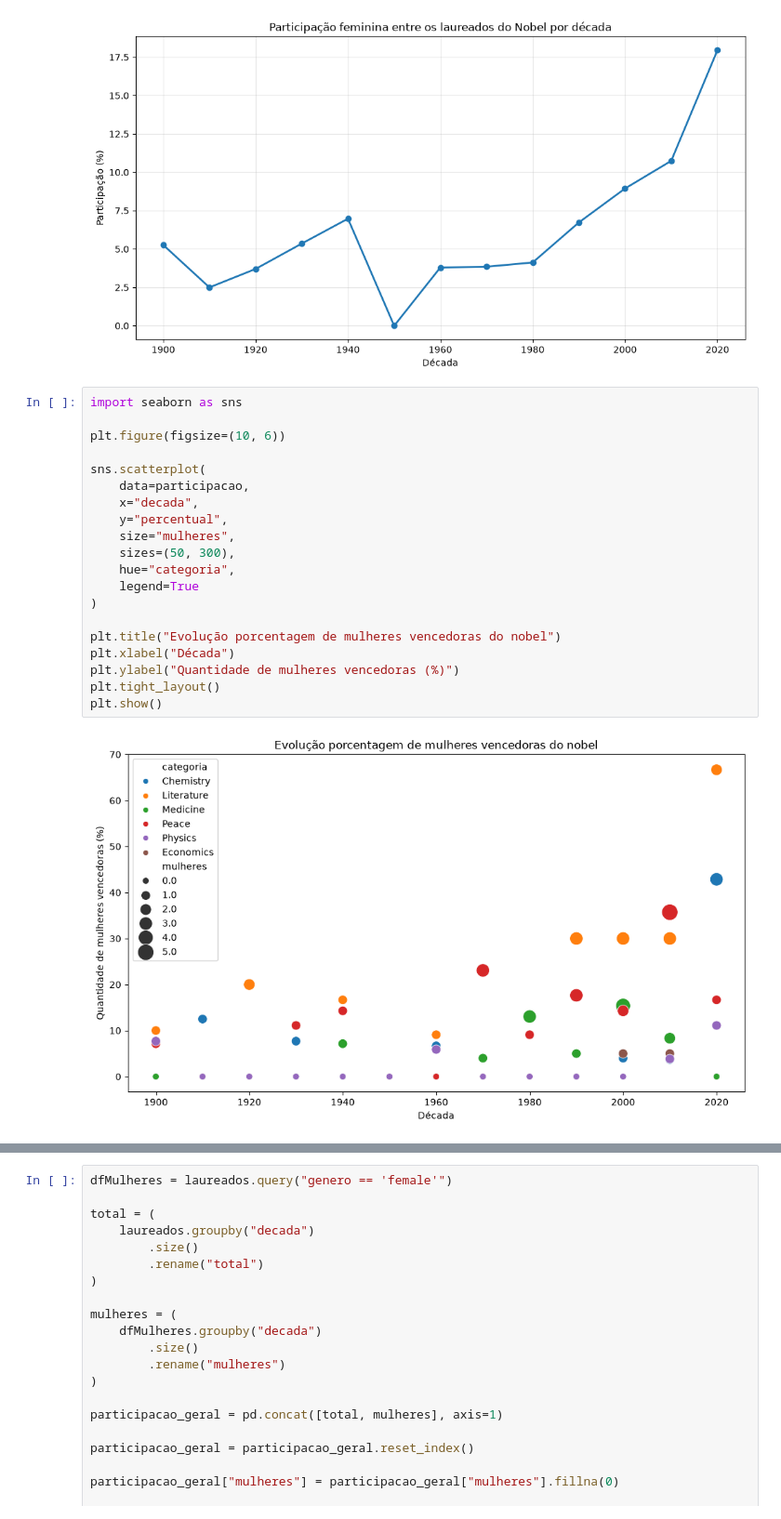
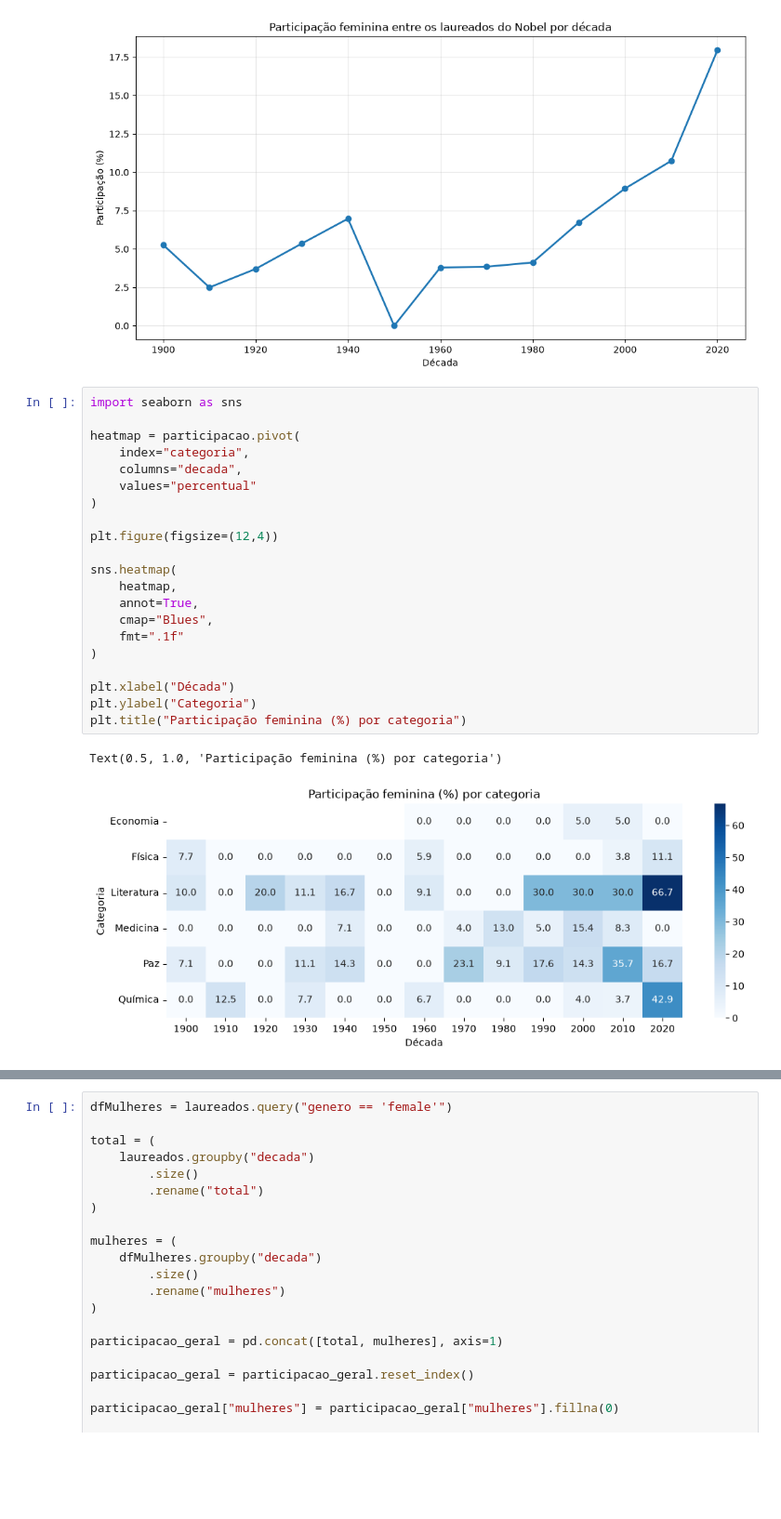
Before and after one commit to FelipeSoares-code/analise-laureados-premio-nobel, a Jupyter notebook: nb.ipynb, the cells around one changed output, grey strips where cells are left out. Shown at 93% size. Drawn from its saved outputs; the diff is of its cells as text; blank space fills up the shorter version.

Commit message:
fiz um gráfico heatmap para analisar a evolução das mulheres em cada categoria do nobel

```diff
--- a/nb.ipynb
+++ b/nb.ipynb
@@ -51,26 +51,28 @@ plt.grid(alpha=0.3)
 plt.show()
 # %% [output]
 [figure]
-# %%
-import seaborn as sns
-
-plt.figure(figsize=(10, 6))
-
-sns.scatterplot(
-    data=participacao,
-    x="decada",
-    y="percentual",
-    size="mulheres",
-    sizes=(50, 300),
-    hue="categoria",
-    legend=True
-)
-
-plt.title("Evolução porcentagem de mulheres vencedoras do nobel")
-plt.xlabel("Década")
-plt.ylabel("Quantidade de mulheres vencedoras (%)")
-plt.tight_layout()
-plt.show()
-# %% [output]
-[figure, removed]
+# %%
+import seaborn as sns
+
+heatmap = participacao.pivot(
+    index="categoria",
+    columns="decada",
+    values="percentual"
+)
+
+plt.figure(figsize=(12,4))
+
+sns.heatmap(
+    heatmap,
+    annot=True,
+    cmap="Blues",
+    fmt=".1f"
+)
+
+plt.xlabel("Década")
+plt.ylabel("Categoria")
+plt.title("Participação feminina (%) por categoria")
+# %% [output]
+Text(0.5, 1.0, 'Participação feminina (%) por categoria')
+[figure, added]
 # %%
```
Also changed, not shown: parts of 1 cell of this notebook, 2 other files.
